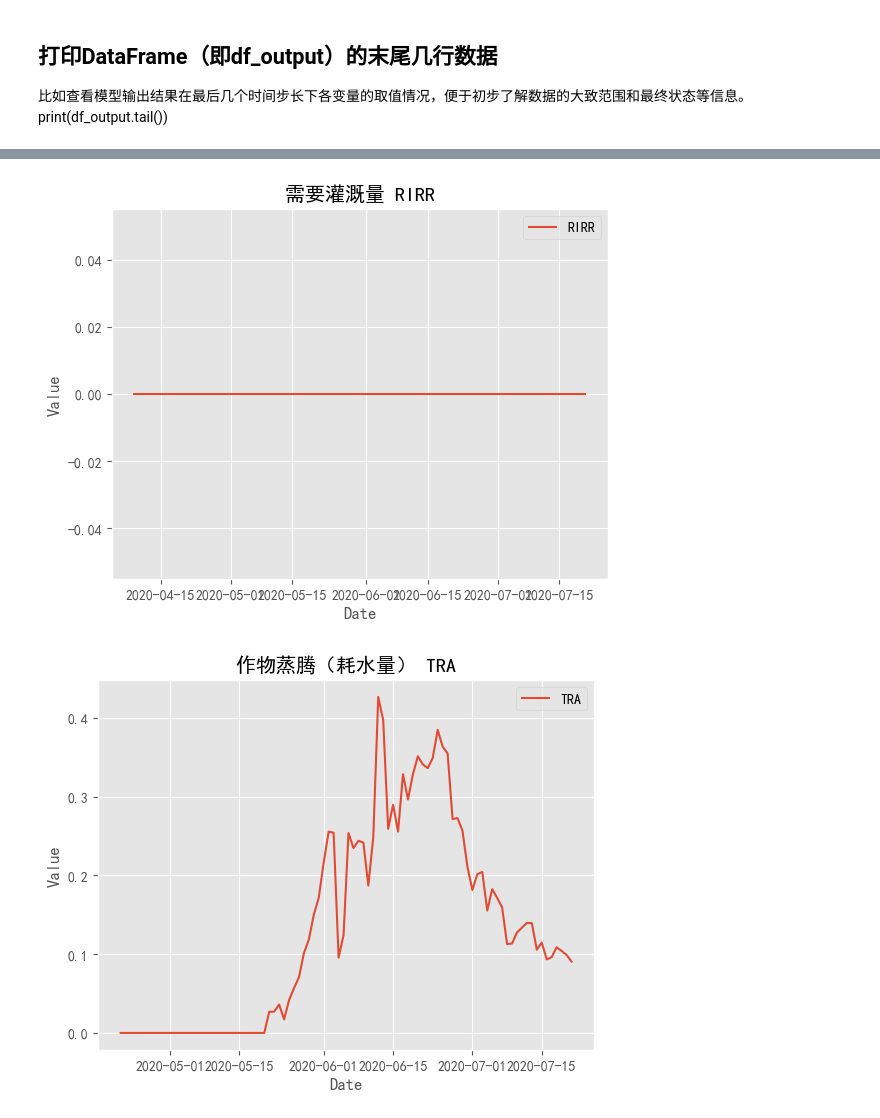
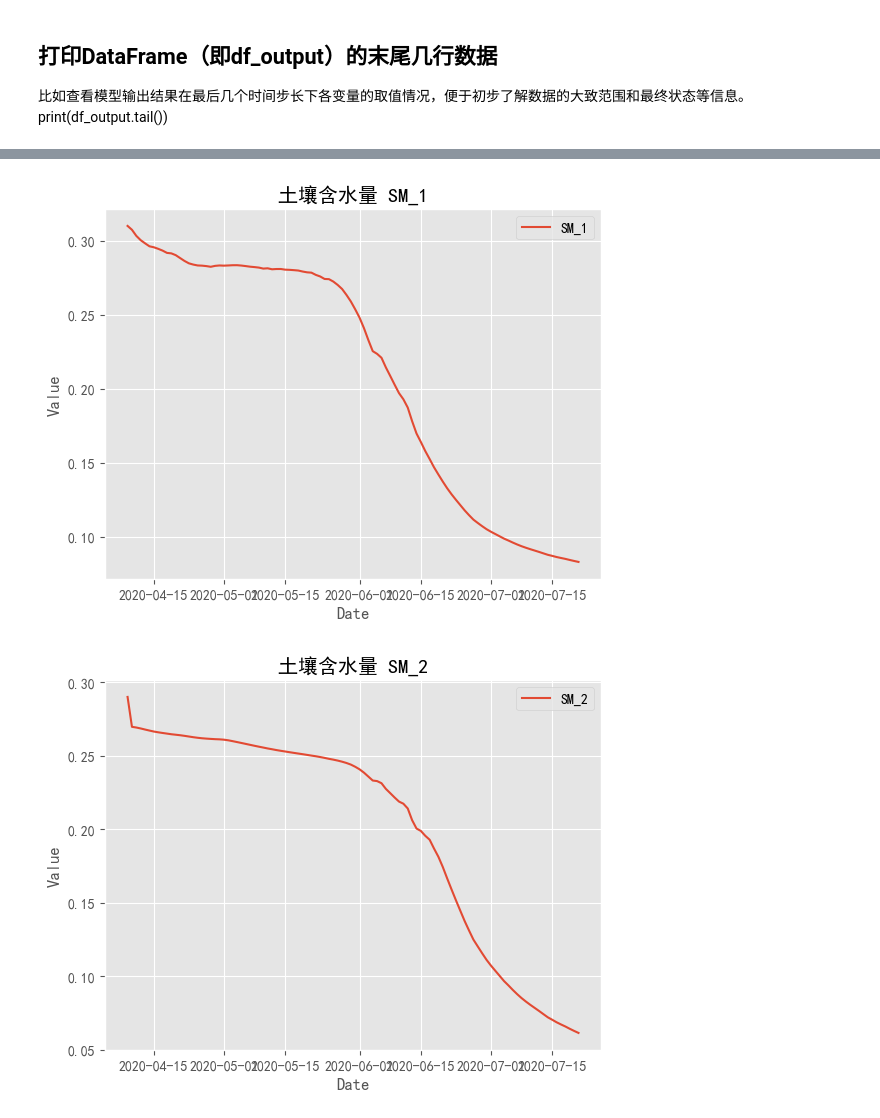
Before and after one commit to irripro/FoundationOfSmartIrrigation, a Jupyter notebook: PCSE 运行的示例-3.ipynb, the cells around one changed output, grey strips where cells are left out. Cells and saved outputs as stored; diff of their text form; code cells hidden in the pictures.

```diff
--- a/PCSE 运行的示例-3.ipynb
+++ b/PCSE 运行的示例-3.ipynb
@@ -1526,10 +1590,10 @@ ax = df_output.plot(x='day', y='LAI', title="叶面积指数 LAI", ylabel="Value
 # 此时无法绘制土壤含水量（SM_1代表第一层土壤的含水量，推测后续SM_2、SM_3、SM_4同理代表不同土层的含水量）随时间变化的折线图，
 # 设置图形标题、纵坐标标签和横坐标标签，同样将返回的Axes对象赋值给ax变量，方便后续继续调整图形样式等操作。
 
-# ax = df_output.plot(x='day', y='SM_1', title="土壤含水量 SM_1", ylabel="Value", xlabel="Date")
-# ax = df_output.plot(x='day', y='SM_2', title="土壤含水量 SM_2", ylabel="Value", xlabel="Date")
-# ax = df_output.plot(x='day', y='SM_3', title="土壤含水量 SM_3", ylabel="Value", xlabel="Date")
-# ax = df_output.plot(x='day', y='SM_4', title="土壤含水量 SM_4", ylabel="Value", xlabel="Date")
+ax = df_output.plot(x='day', y='SM_1', title="土壤含水量 SM_1", ylabel="Value", xlabel="Date")
+ax = df_output.plot(x='day', y='SM_2', title="土壤含水量 SM_2", ylabel="Value", xlabel="Date")
+ax = df_output.plot(x='day', y='SM_3', title="土壤含水量 SM_3", ylabel="Value", xlabel="Date")
+ax = df_output.plot(x='day', y='SM_4', title="土壤含水量 SM_4", ylabel="Value", xlabel="Date")
 # 以及
 # ax = df_output.plot(x='day', y='SM', title="土壤含水量 SM", ylabel="Value", xlabel="Date")
 
@@ -1566,32 +1630,32 @@ ax = df_output.plot(x='day', y='TAGP', title="总生物量干重 TAGP", ylabel="
 # ax = df_output.plot(x='day', y='TWSO', title="果实干重 TWSO", ylabel="Value", xlabel="Date")
 # ax = df_output.plot(x='day', y='TWLV', title="叶片干重 TWLV", ylabel="Value", xlabel="Date")
 # ax = df_output.plot(x='day', y='TWST', title="茎干重 TWST", ylabel="Value", xlabel="Date")
 
 # WOFOST 8.1 版本的输出变量：
 # wlv
 # dry weight of living leaves
 # wofost_leaf_dynamics
 # kg ha-1
 
 # wso
 # dry weight of living storage organs
 # wofost_storage_organ_dynamics
 # kg ha-1
 
 # wrt
 # dry weight of living roots
 # wofost_root_dynamics
 # kg ha-1
 
 # wst
 # dry weight of living stems
 # wofost_stem_dynamics
 # kg ha-1
 
 ax = df_output.plot(x='day', y='WSO', title="果实干重 WSO", ylabel="Value", xlabel="Date")
 ax = df_output.plot(x='day', y='WLV', title="叶片干重 WLV", ylabel="Value", xlabel="Date")
 ax = df_output.plot(x='day', y='WST', title="茎干重 WST", ylabel="Value", xlabel="Date")
 # %% [output]
 [figure]
-[figure, old version]
+[figure, new version]
-[figure, old version]
+[figure, new version]
```
Also changed, not shown: parts of 12 cells of this notebook, 6 other files.
